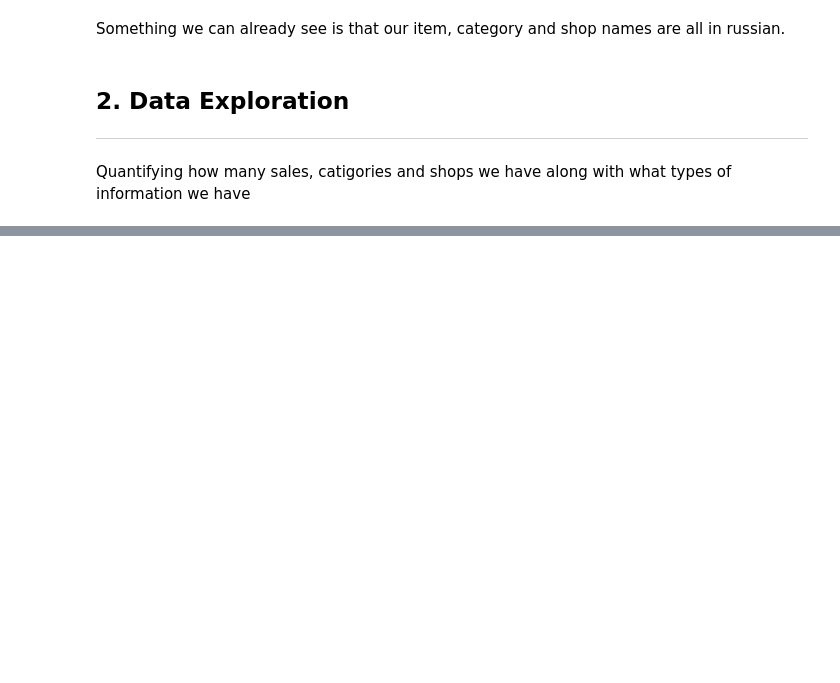
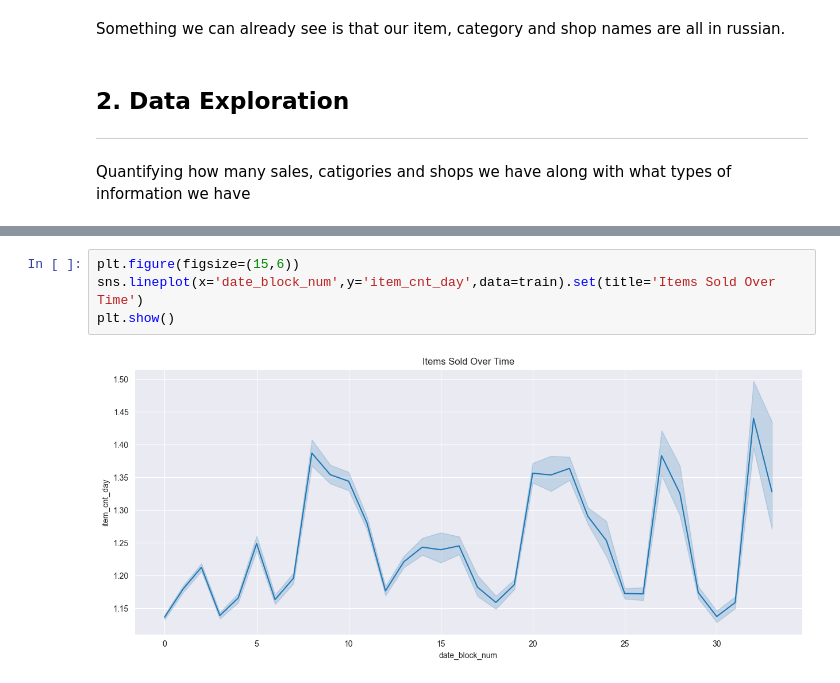
Before and after one commit to NPopkin/SalesPrediction, a Jupyter notebook: ExploratoryDataAnalysis.ipynb, the cells around one changed output, grey strips where cells are left out. Drawn from its saved outputs; the diff is of its cells as text; blank space fills up the shorter version.

```diff
--- a/ExploratoryDataAnalysis.ipynb
+++ b/ExploratoryDataAnalysis.ipynb
@@ -69,0 +89,6 @@ Quantifying how many sales, catigories and shops we have along with what types o
+# %%
+plt.figure(figsize=(15,6))
+sns.lineplot(x='date_block_num',y='item_cnt_day',data=train).set(title='Items Sold Over Time')
+plt.show()
+# %% [output]
+[figure, added]
```
Also changed, not shown: parts of 8 cells of this notebook, 1 other file.
